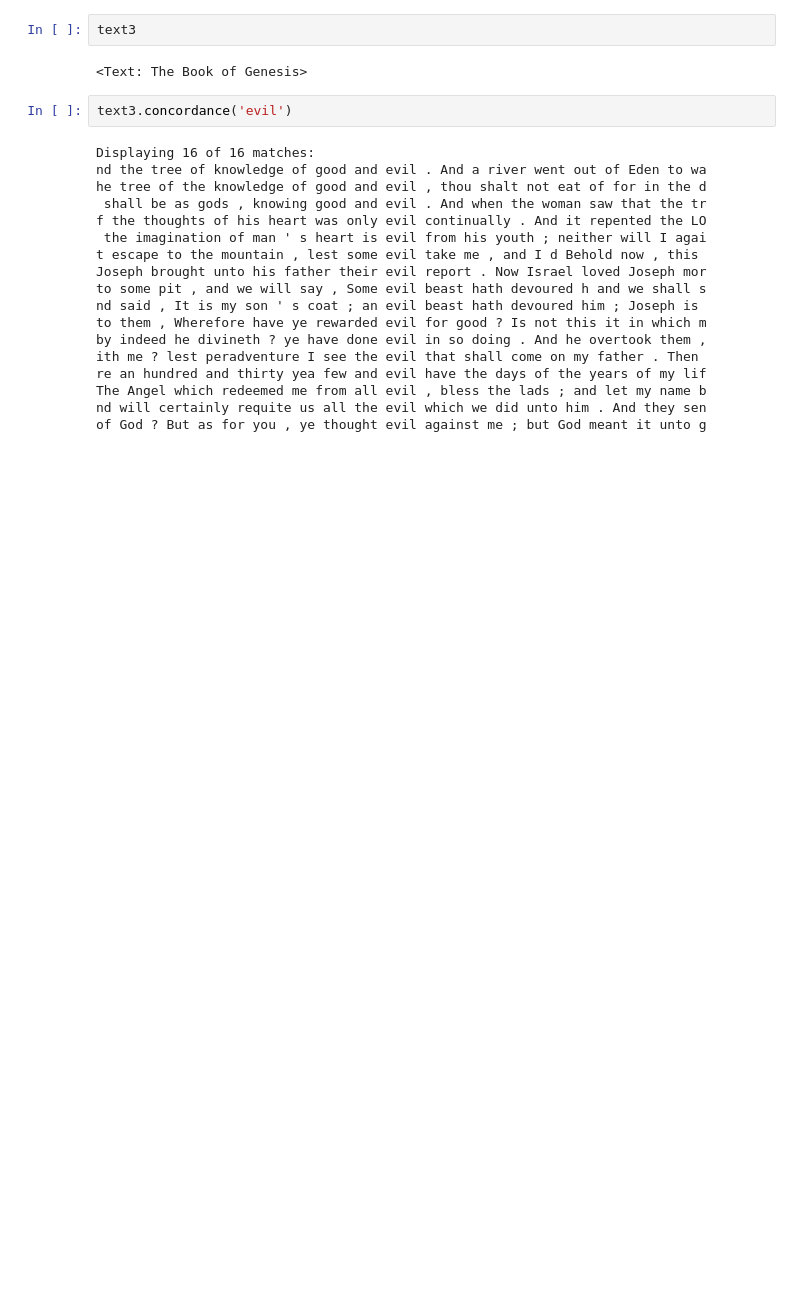
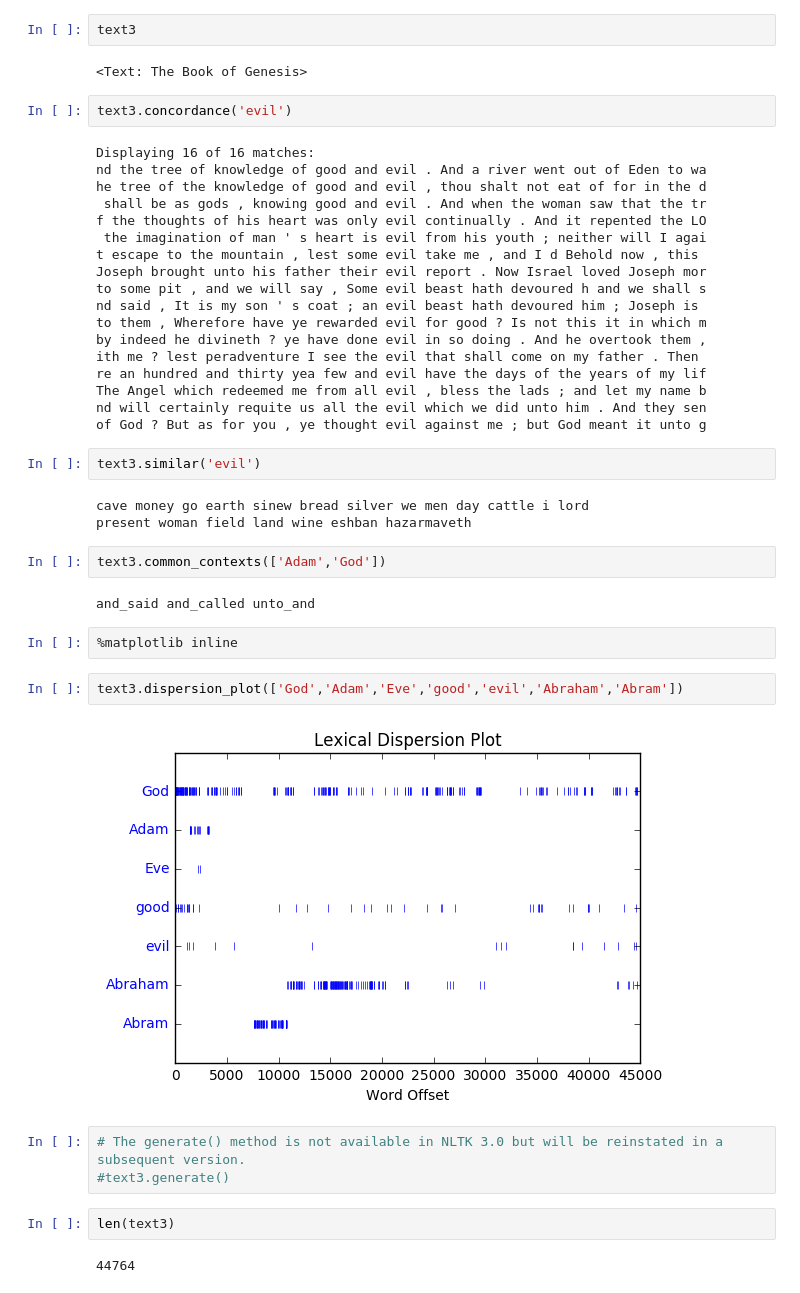
Before and after one commit to RoloTammasi/notes, a Jupyter notebook: nltk/nltk_stuff.ipynb, the cells around one changed output. Saved outputs shown, nothing was run; the diff lists cells and outputs as text; blank space fills up the shorter version.

```diff
--- a/nltk/nltk_stuff.ipynb
+++ b/nltk/nltk_stuff.ipynb
@@ -44,3 +32,25 @@ re an hundred and thirty yea few and evil have the days of the years of my lif
 The Angel which redeemed me from all evil , bless the lads ; and let my name b
 nd will certainly requite us all the evil which we did unto him . And they sen
 of God ? But as for you , ye thought evil against me ; but God meant it unto g
+# %%
+text3.similar('evil')
+# %% [output]
+cave money go earth sinew bread silver we men day cattle i lord
+present woman field land wine eshban hazarmaveth
+# %%
+text3.common_contexts(['Adam','God'])
+# %% [output]
+and_said and_called unto_and
+# %%
+%matplotlib inline
+# %%
+text3.dispersion_plot(['God','Adam','Eve','good','evil','Abraham','Abram'])
+# %% [output]
+[figure, added]
+# %%
+# The generate() method is not available in NLTK 3.0 but will be reinstated in a subsequent version.
+#text3.generate()
+# %%
+len(text3)
+# %% [output]
+44764
```
Also changed, not shown: parts of 4 cells of this notebook.
